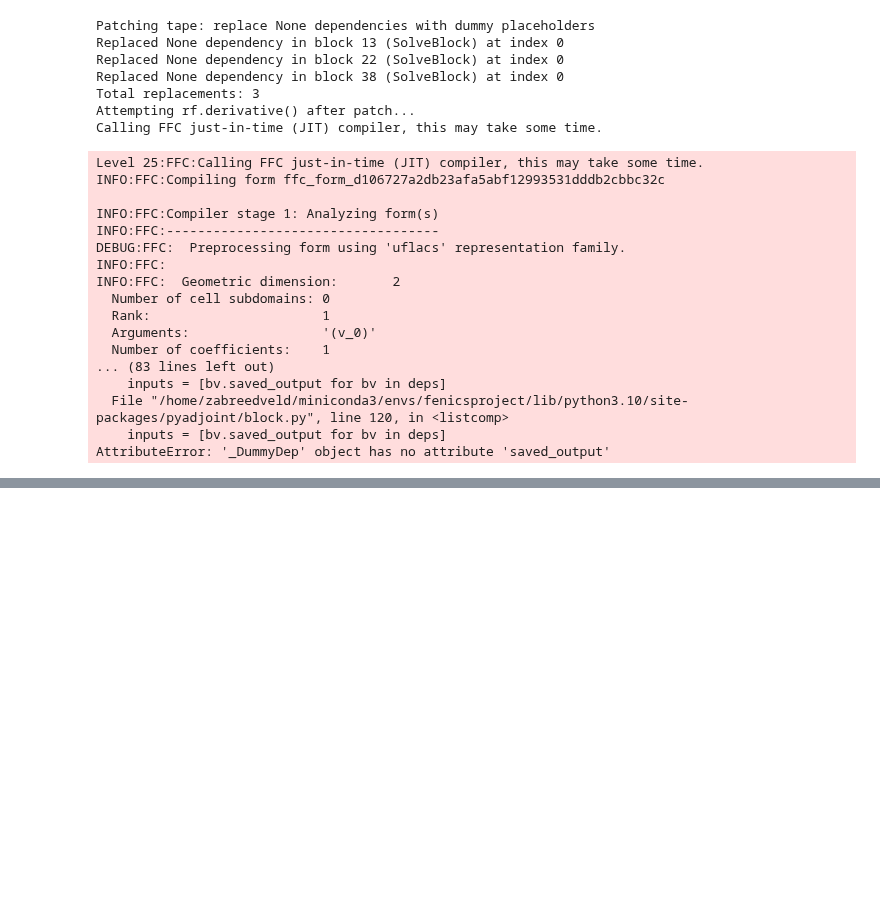
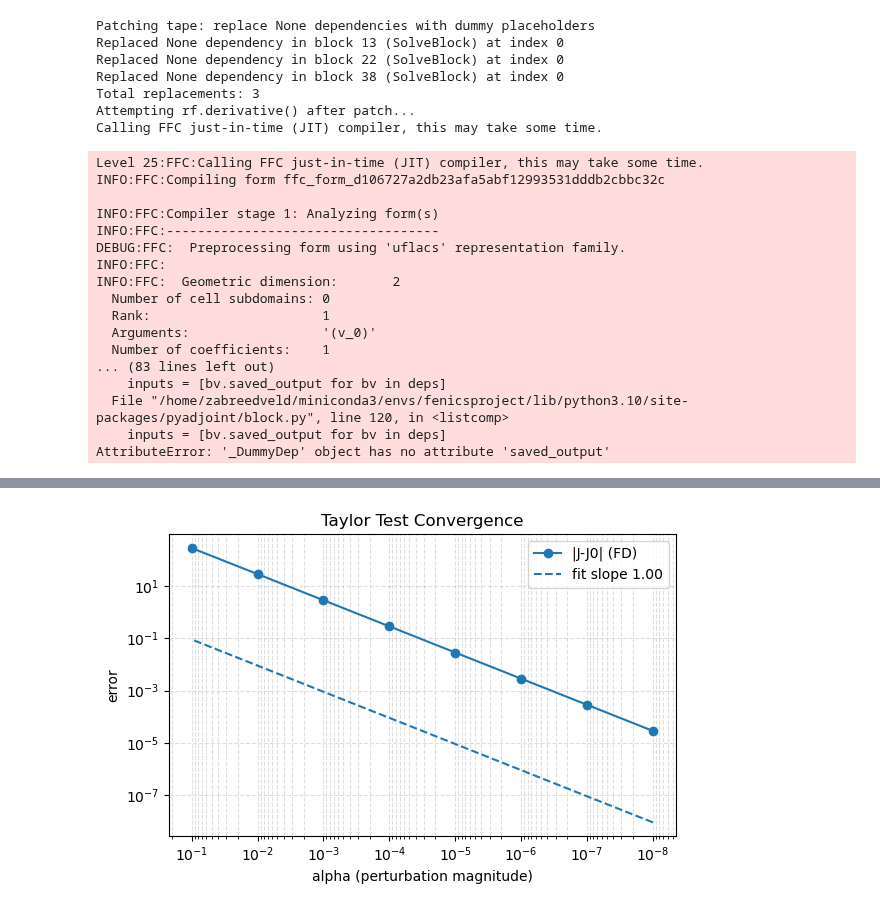
Before and after one commit to ZoeAliki/thesis-SWE-optimising, a Jupyter notebook: Adjoint_optimisation/Scratch_adjoint.ipynb, the cells around one changed output, grey strips where cells are left out. Saved outputs shown, nothing was run; the diff lists cells and outputs as text; code cells hidden in the pictures; blank space fills up the shorter version.

```diff
--- a/Adjoint_optimisation/Scratch_adjoint.ipynb
+++ b/Adjoint_optimisation/Scratch_adjoint.ipynb
@@ -1519,0 +2038,81 @@ AttributeError: '_DummyDep' object has no attribute 'saved_output'
+# %%
+# Parse Taylor test results, compute slopes and plot convergence
+import numpy as np
+import matplotlib.pyplot as plt
+import math
+
+print('Parsing Taylor test outputs and plotting convergence')
+
+# Collect variables if present
+try:
+    al = np.array(alphas)
+    Jvals = np.array(vals)
+    absd = np.array(errs_lin)
+    rel_err = np.array(errors)
+except Exception as e:
+    print('Could not find Taylor test variables in the namespace:', e)
+    raise
+
+# Filter finite entries
+mask_abs = np.isfinite(absd) & (absd > 0)
+mask_rel = np.isfinite(rel_err) & (rel_err > 0)
+
+results = []
+for a, J_a, ad, rd in zip(al, Jvals, absd, rel_err):
+    results.append((a, float(J_a), float(ad) if np.isfinite(ad) else float('nan'), float(rd) if np.isfinite(rd) else float('nan')))
+
+# Print table
+print('\nAlpha | J(alpha) | |J-J0| |J-J0 - a<g,p>|')
+for a, J_a, ad, rd in results:
+    print(f"{a:8.1e} | {J_a: .6e} | {ad: .3e} | {rd: .3e}")
+
+# Compute slopes
+def compute_slope(xs, ys):
+    if len(xs) < 2:
+        return None
+    lxs = np.log(xs)
+    lys = np.log(ys)
+    # linear fit
+    slope = np.polyfit(lxs, lys, 1)[0]
+    return slope
+
+slope_abs = None
+slope_rel = None
+if mask_abs.sum() >= 2:
+    slope_abs = compute_slope(al[mask_abs], absd[mask_abs])
+if mask_rel.sum() >= 2:
+    slope_rel = compute_slope(al[mask_rel], rel_err[mask_rel])
+
+print('\nConvergence slope for |J-J0| (should be ~1 if gradient dominates):', slope_abs)
+print('Convergence slope for |J-J0 - a<g,p>| (should be ~2 if gradient correct):', slope_rel)
+
+# Plot
+plt.figure(figsize=(6,4))
+plt.loglog(al, absd, 'o-', label='|J-J0| (FD)')
+if mask_rel.any():
+    plt.loglog(al, rel_err, 's-', label='|J-J0 - a<g,p>| (Taylor remainder)')
+# plot fitted lines for visual slope
+if slope_abs is not None:
+    # fit line through mean point
+    xvals = np.array([al.min(), al.max()])
+    # compute reference line amplitude at mid-point
+    mid = np.exp((np.log(al.min()) + np.log(al.max()))/2)
+    amp = np.interp(mid, al, absd)
+    ref = amp * (xvals/mid)**slope_abs
+    plt.loglog(xvals, ref, '--', color='C0', label=f'fit slope {slope_abs:.2f}')
+if slope_rel is not None:
+    xvals = np.array([al.min(), al.max()])
+    mid = np.exp((np.log(al.min()) + np.log(al.max()))/2)
+    amp = np.interp(mid, al, rel_err)
+    ref = amp * (xvals/mid)**slope_rel
+    plt.loglog(xvals, ref, '--', color='C1', label=f'fit slope {slope_rel:.2f}')
+
+plt.gca().invert_xaxis()
+plt.xlabel('alpha (perturbation magnitude)')
+plt.ylabel('error')
+plt.title('Taylor Test Convergence')
+plt.legend()
+plt.grid(which='both', linestyle='--', alpha=0.4)
+plt.tight_layout()
+plt.show()
+# %% [output]
@@ -1519,0 +2133 @@ AttributeError: '_DummyDep' object has no attribute 'saved_output'
+[figure, added]
```
Also changed, not shown: parts of 18 cells of this notebook, 6 other files.
